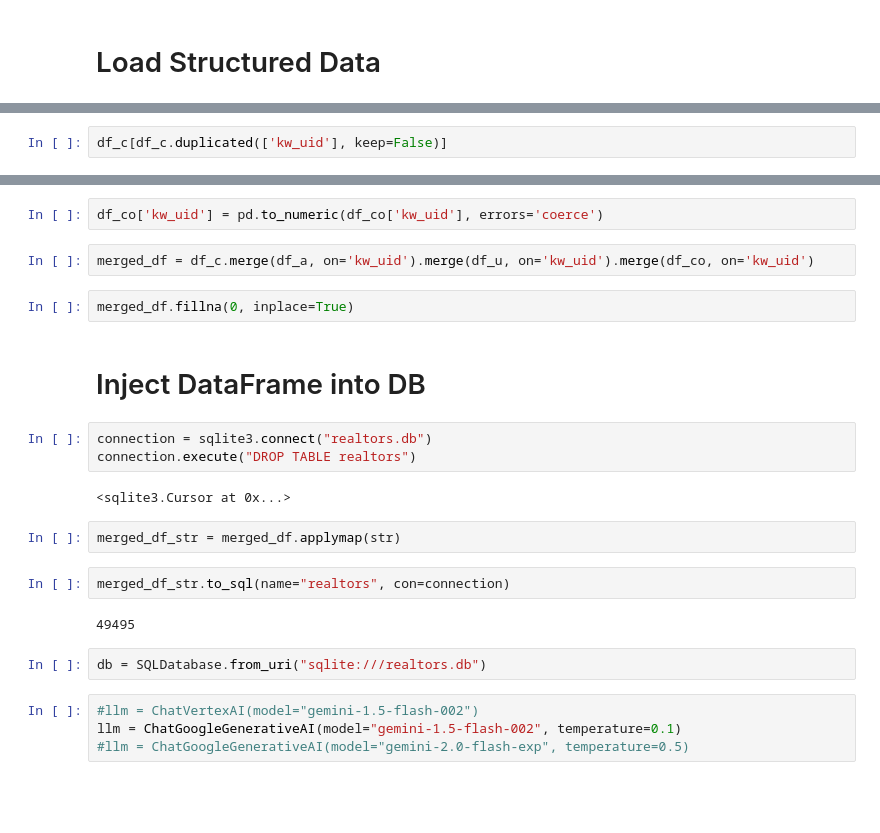
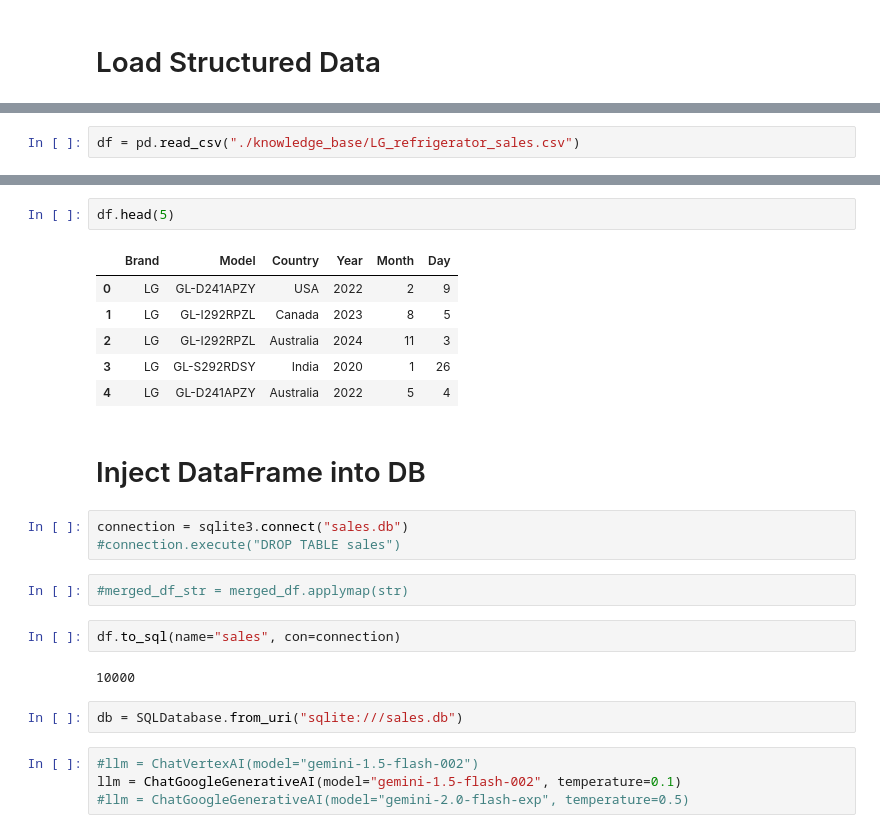
Before and after one commit to fdletter1980/agentic-langgraph, a Jupyter notebook: AgenticAI_LangGraph_Hier.ipynb, the cells around one changed output, grey strips where cells are left out. Drawn from its saved outputs; the diff is of its cells as text; blank space fills up the shorter version.

```diff
--- a/AgenticAI_LangGraph_Hier.ipynb
+++ b/AgenticAI_LangGraph_Hier.ipynb
@@ -127,2 +124,2 @@ df_c = client.query_and_wait(QUERY1).to_dataframe()
 # %%
-df_c[df_c.duplicated(['kw_uid'], keep=False)]
+df = pd.read_csv("./knowledge_base/LG_refrigerator_sales.csv")
@@ -214,24 +126,25 @@ df_co = client.query_and_wait(QUERY4).to_dataframe()
-# %%
-df_co['kw_uid'] = pd.to_numeric(df_co['kw_uid'], errors='coerce')
-# %%
-merged_df = df_c.merge(df_a, on='kw_uid').merge(df_u, on='kw_uid').merge(df_co, on='kw_uid')
 # %%
-merged_df.fillna(0, inplace=True)
+df.head(5)
+# %% [output]
+|  | Brand | Model | Country | Year | Month | Day |
+| 0 | LG | GL-D241APZY | USA | 2022 | 2 | 9 |
+| 1 | LG | GL-I292RPZL | Canada | 2023 | 8 | 5 |
+| 2 | LG | GL-I292RPZL | Australia | 2024 | 11 | 3 |
+| 3 | LG | GL-S292RDSY | India | 2020 | 1 | 26 |
+| 4 | LG | GL-D241APZY | Australia | 2022 | 5 | 4 |
 # %% [markdown]
 # Inject DataFrame into DB
 # %%
-connection = sqlite3.connect("realtors.db")
-connection.execute("DROP TABLE realtors")
+connection = sqlite3.connect("sales.db")
+#connection.execute("DROP TABLE sales")
-# %% [output]
-<sqlite3.Cursor at 0x...>
 # %%
-merged_df_str = merged_df.applymap(str)
+#merged_df_str = merged_df.applymap(str)
 # %%
-merged_df_str.to_sql(name="realtors", con=connection)
+df.to_sql(name="sales", con=connection)
 # %% [output]
-49495
+10000
 # %%
-db = SQLDatabase.from_uri("sqlite:///realtors.db")
+db = SQLDatabase.from_uri("sqlite:///sales.db")
 # %%
 #llm = ChatVertexAI(model="gemini-1.5-flash-002")
 llm = ChatGoogleGenerativeAI(model="gemini-1.5-flash-002", temperature=0.1)
```
Also changed, not shown: parts of 26 cells of this notebook, 5 other files.
